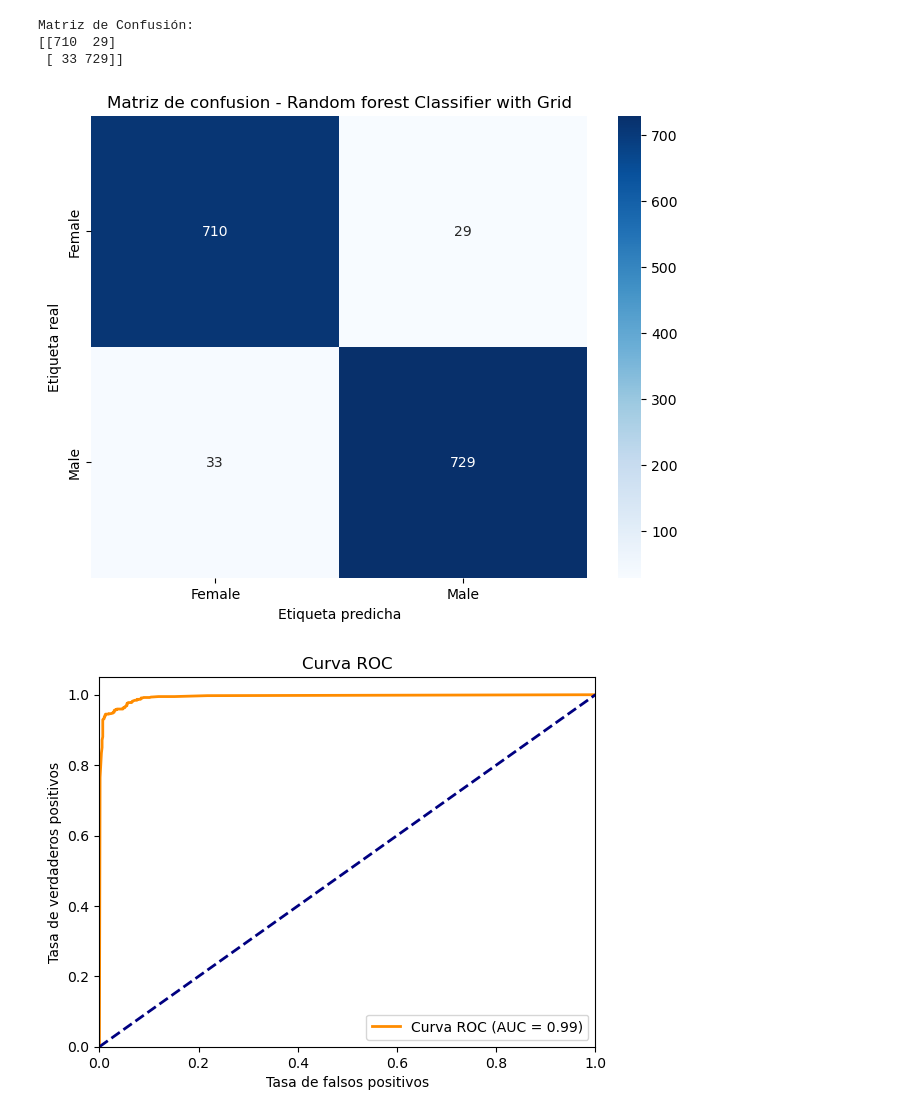
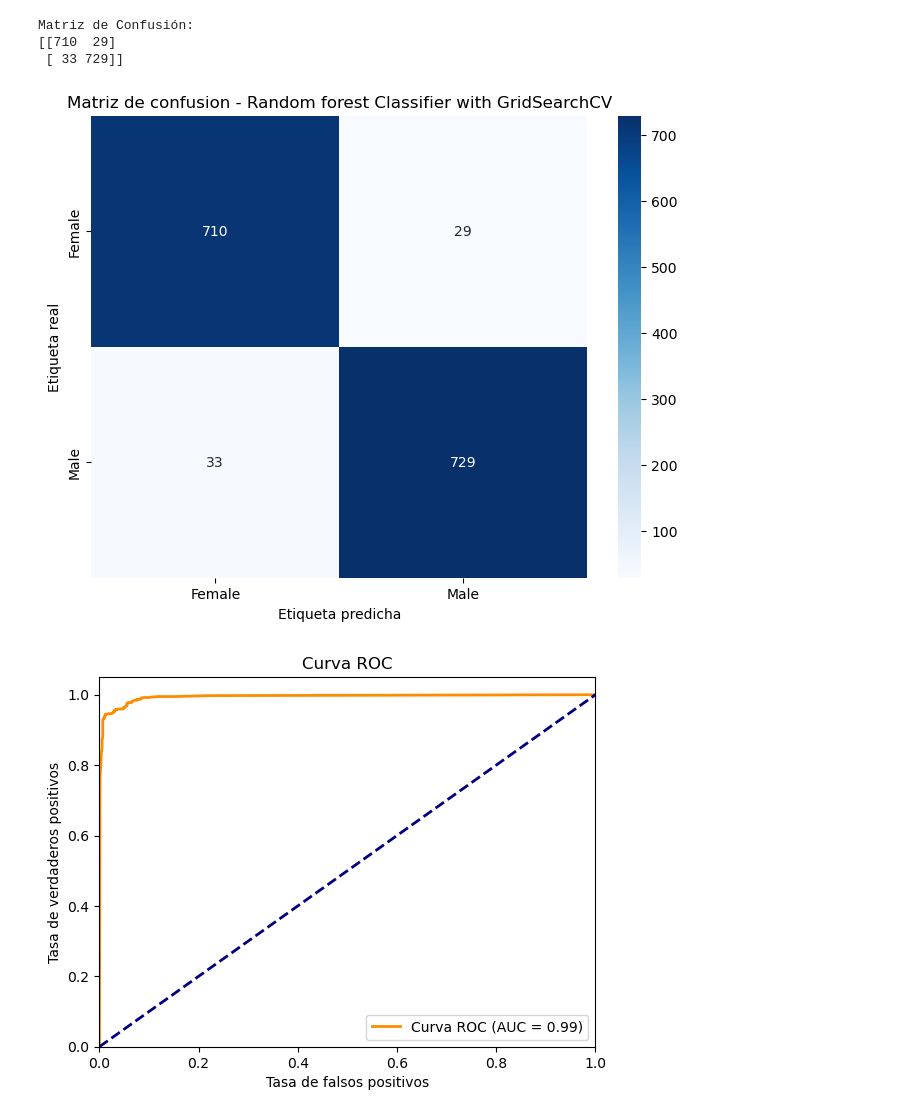
Before and after one commit to arasolfer/multiple_analysis, a Jupyter notebook: gender_prediction/gender_classification.ipynb, the cells around one changed output. Cells and saved outputs as stored; diff of their text form; code cells hidden in the pictures.

```diff
--- a/gender_prediction/gender_classification.ipynb
+++ b/gender_prediction/gender_classification.ipynb
@@ -241,6 +231,6 @@ Variable target dimensiones en test (1501, 1)
 # %%
 # extraer columnas numericas
-numerical_features = x_train.select_dtypes(include=['int64', 'float64']).columns
+numerical_features = x.select_dtypes(include=['int64', 'float64']).columns
 
 # verificar
 print("Features numericas: ", numerical_features)
@@ -670,11 +671,11 @@ Matriz de Confusión:
 # %%
 # extraer las clases
 classes = np.sort(np.unique(y_test))
 
 # graficar la matriz
-plot_confusion_matrix(conf_matrix, classes, title="Matriz de confusion - Random forest Classifier with Grid")
+plot_confusion_matrix(conf_matrix, classes, title="Matriz de confusion - Random forest Classifier with GridSearchCV")
 # %% [output]
-[figure, old version]
+[figure, new version]
 # %%
 # curva roc
 fpr, tpr, thresholds = roc_curve(y_test, model_forest.predict_proba(x_test)[:, 1],pos_label='Male')
```
Also changed, not shown: parts of 26 cells of this notebook.
